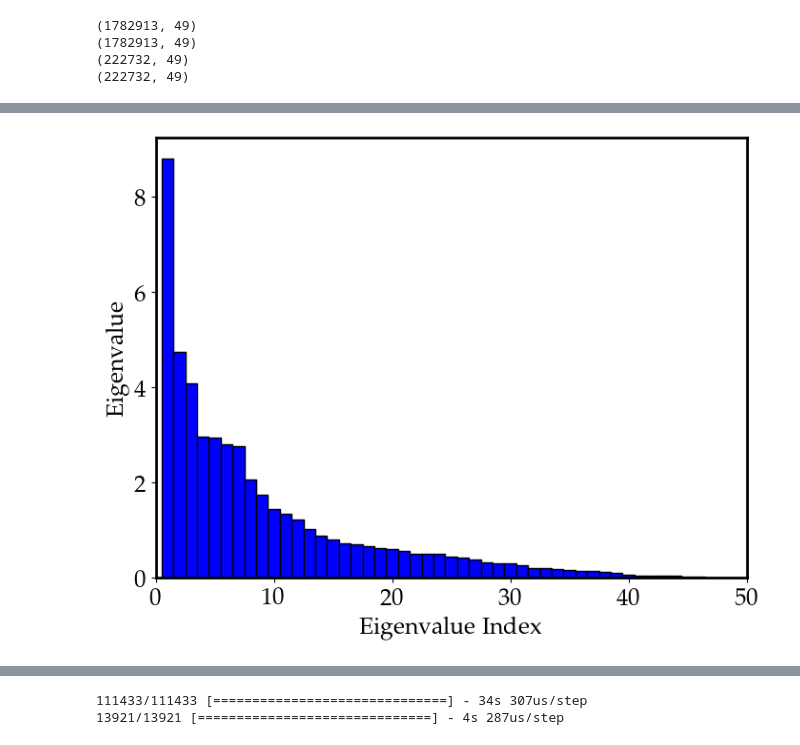
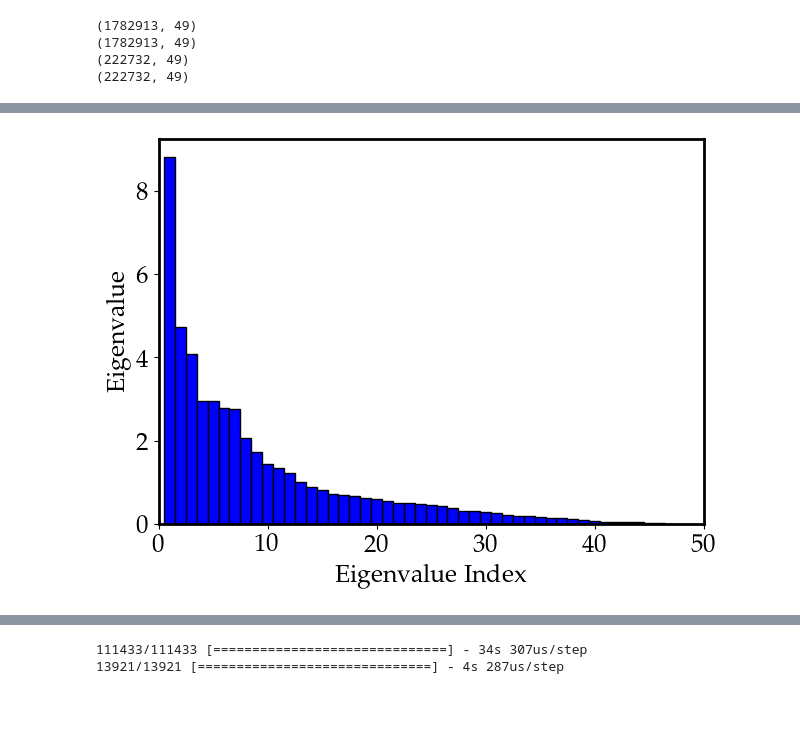
Before and after one commit to ikrommyd/PHYS549, a Jupyter notebook: model.ipynb, the cells around one changed output, grey strips where cells are left out. Cells and saved outputs as stored; diff of their text form; code cells hidden in the pictures; blank space fills up the shorter version.

```diff
--- a/model.ipynb
+++ b/model.ipynb
@@ -157,15 +166,17 @@ idx = eigenvalues.argsort()[::-1]
 eigenvalues = eigenvalues[idx]
 eigenvectors = eigenvectors[:,idx]
 # %%
-plt.figure(figsize=(8,6))
+plt.figure()
 x = np.arange(1,nfeatures+1)
 plt.xlim(0,nfeatures+1)
 plt.bar(x,eigenvalues,color='b',width=1,edgecolor='k')
 plt.xlabel('Eigenvalue Index')
 plt.ylabel('Eigenvalue')
+plt.tight_layout()
+plt.savefig('plots/eigenvalues.pdf')
 plt.show()
 # %% [output]
-[figure, old version]
+[figure, new version]
 # %%
 %%time
 pca = PCA()
```
Also changed, not shown: parts of 12 cells of this notebook, 8 other files.
